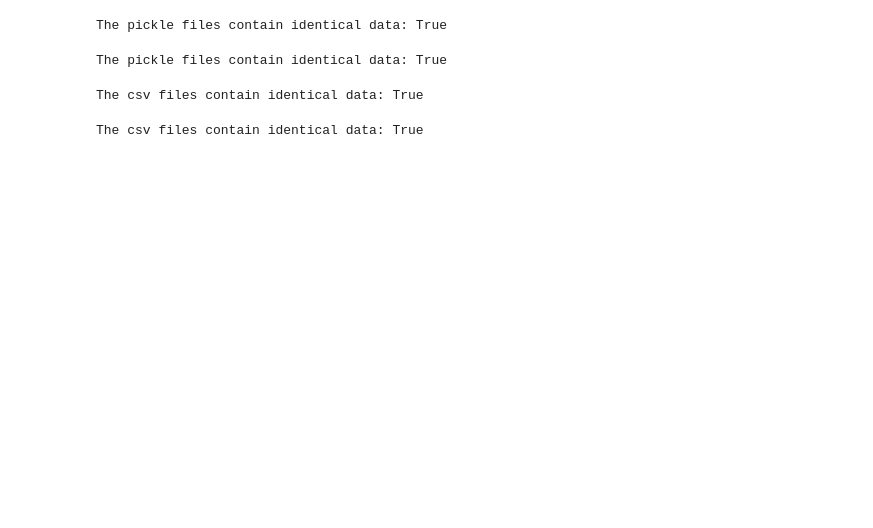
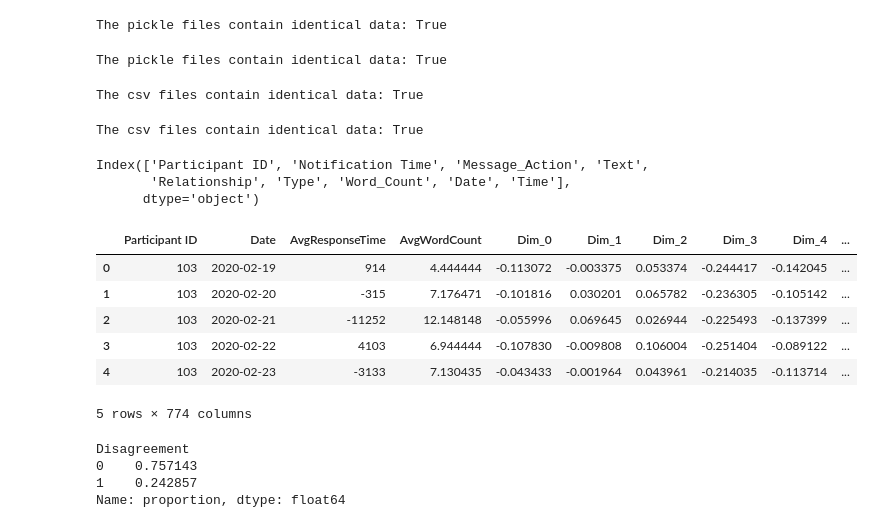
Before and after one commit to The-SATH-Lab/IPV-Disagreements, a Jupyter notebook: notebooks/files_test.ipynb, the cells around one changed output. Cells and saved outputs as stored; diff of their text form; code cells hidden in the pictures; blank space fills up the shorter version.

Commit message:
add modeling scripts

```diff
--- a/notebooks/files_test.ipynb
+++ b/notebooks/files_test.ipynb
@@ -78,0 +84,48 @@ The csv files contain identical data: True
+# %%
+processor = SnapProcessor(
+    model_name='distilbert-base-uncased',
+    relationship='Romantic Partner',
+    save_dir=SAVED_EMBEDDINGS_SNAP_DIR
+)
+
+snap_train_df, snap_test_df = processor.prepare_modeling_df(
+    messaging_dir=PROCESSED_SNAP_MESSAGING_DIR,
+    ema_dir=PROCESSED_SNAP_EMA_DIR,
+    embeddings=False,
+    sentiment_analysis=True,
+    return_train_test=True
+)
+# %% [output]
+Index(['Participant ID', 'Notification Time', 'Message_Action', 'Text',
+       'Relationship', 'Type', 'Word_Count', 'Date', 'Time'],
+      dtype='object')
+# %%
+processor = SocialProcessor(
+    model_name='distilbert-base-uncased',
+    relationship='Romantic Partner',
+    save_dir=SAVED_EMBEDDINGS_SOCIAL_DIR
+)
+
+social_modeling_df = processor.prepare_modeling_df(
+    messaging_dir=PROCESSED_SOCIAL_MESSAGING_DIR,
+    ema_dir=PROCESSED_SOCIAL_EMA_DIR,
+    embeddings=True,
+    sentiment_analysis=True
+)
+# %%
+social_modeling_df.head()
+# %% [output]
+|  | Participant ID | Date | AvgResponseTime | AvgWordCount | Dim_0 | Dim_1 | Dim_2 | Dim_3 | Dim_4 | ... |
+| 0 | 103 | 2020-02-19 | 914 | 4.444444 | -0.113072 | -0.003375 | 0.053374 | -0.244417 | -0.142045 | ... |
+| 1 | 103 | 2020-02-20 | -315 | 7.176471 | -0.101816 | 0.030201 | 0.065782 | -0.236305 | -0.105142 | ... |
+| 2 | 103 | 2020-02-21 | -11252 | 12.148148 | -0.055996 | 0.069645 | 0.026944 | -0.225493 | -0.137399 | ... |
+| 3 | 103 | 2020-02-22 | 4103 | 6.944444 | -0.107830 | -0.009808 | 0.106004 | -0.251404 | -0.089122 | ... |
+| 4 | 103 | 2020-02-23 | -3133 | 7.130435 | -0.043433 | -0.001964 | 0.043961 | -0.214035 | -0.113714 | ... |
+5 rows × 774 columns
+# %%
+social_modeling_df['Disagreement'].value_counts(normalize=True)
+# %% [output]
+Disagreement
+0    0.757143
+1    0.242857
+Name: proportion, dtype: float64
```
Also changed, not shown: parts of 10 cells of this notebook, 16 other files.
